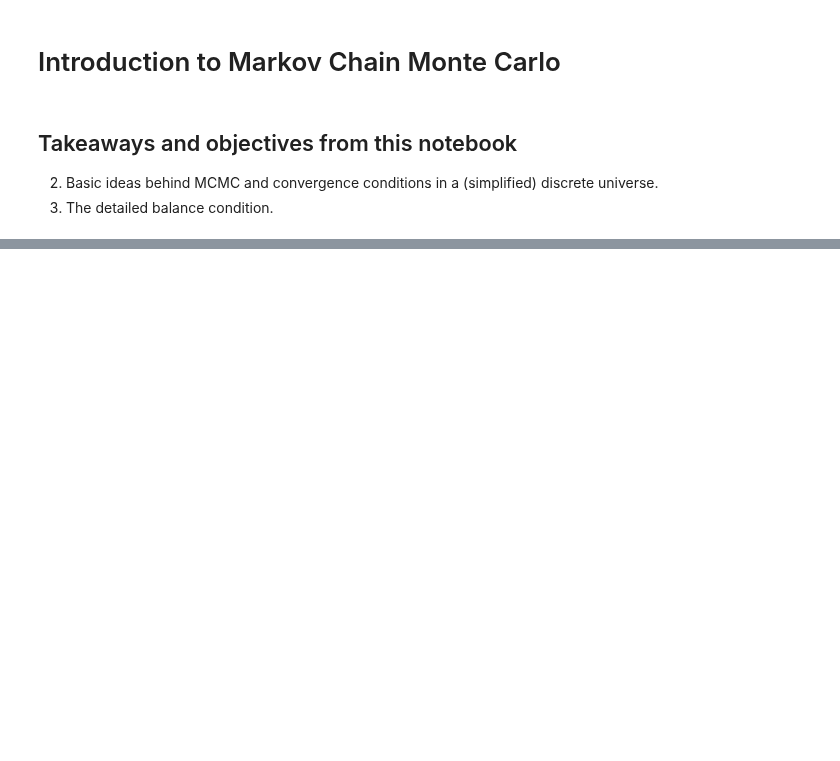
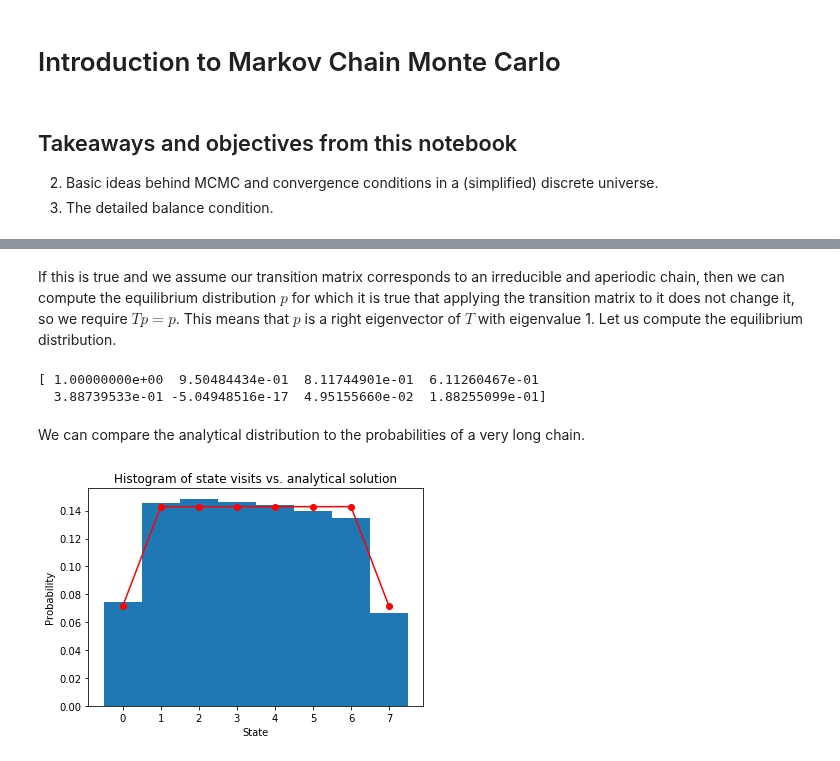
Before and after one commit to fonnesbeck/PyMC3_DataScienceLA, a Jupyter notebook: notebooks/3e. Introduction to MCMC.ipynb, the cells around one changed output, grey strips where cells are left out. Cells and saved outputs as stored; diff of their text form; code cells hidden in the pictures; blank space fills up the shorter version.

```diff
--- a/notebooks/3e. Introduction to MCMC.ipynb
+++ b/notebooks/3e. Introduction to MCMC.ipynb
@@ -23,0 +64,12 @@ The entire theory of MCMC approaches the problem from the **opposite direction**
+# %%
+import numpy as np
+
+# this transition matrix will allow us to pick out the next state given an input state
+T = np.array([[0.5 , 0.25, 0.  , 0.  , 0.  , 0.  , 0.  , 0.  ],
+              [0.5 , 0.5 , 0.25, 0.  , 0.  , 0.  , 0.  , 0.  ],
+              [0.  , 0.25, 0.5 , 0.25, 0.  , 0.  , 0.  , 0.  ],
+              [0.  , 0.  , 0.25, 0.5 , 0.25, 0.  , 0.  , 0.  ],
+              [0.  , 0.  , 0.  , 0.25, 0.5 , 0.25, 0.  , 0.  ],
+              [0.  , 0.  , 0.  , 0.  , 0.25, 0.5 , 0.25, 0.  ],
+              [0.  , 0.  , 0.  , 0.  , 0.  , 0.25, 0.5 , 0.5 ],
+              [0.  , 0.  , 0.  , 0.  , 0.  , 0.  , 0.25, 0.5 ]])
@@ -23,0 +143,33 @@ The entire theory of MCMC approaches the problem from the **opposite direction**
+# %% [markdown]
+If this is true and we assume our transition matrix corresponds to an irreducible and aperiodic chain, then we can compute the equilibrium distribution $p$ for which it is true that applying the transition matrix to it does not change it, so we require $Tp = p$.  This means that $p$ is a right eigenvector of $T$ with eigenvalue 1.  Let us compute the equilibrium distribution.
+# %%
+# Let us compute the analytical solution of the state distribution
+V, E = np.linalg.eig(T)
+
+# numpy.linalg.eig does not necessarily order eigenvalues by magnitude, let's do it here
+ndx = np.argsort(Vr)[::-1]
+Vr = Vr[ndx]
+Er = Er[:,ndx]
+
+# first eigenvalue should be one, rest should be smaller in abs value
+print(V)
+
+# first eigenvector is the eigenvector of probabilities
+# (must be flipped if negative, eigvecs are determined up to multiplicative factor)
+equilibrium_prob = E[:,0] / np.sum(E[:,0])
+# %% [output]
+[ 1.00000000e+00  9.50484434e-01  8.11744901e-01  6.11260467e-01
+  3.88739533e-01 -5.04948516e-17  4.95155660e-02  1.88255099e-01]
+# %% [markdown]
+We can compare the analytical distribution to the probabilities of a very long chain.
+# %%
+# Let us observe what happens when we sample many more states
+sim1 = run_markov_chain(T, 0, 100000)
+
+plt.hist(sim1, bins = np.arange(9) - 0.5, density=True)
+plt.plot(equilibrium_prob, 'r-o')
+plt.title('Histogram of state visits vs. analytical solution')
+plt.xlabel('State')
+_ = plt.ylabel('Probability')
+# %% [output]
+[figure, added]
```
Also changed, not shown: parts of 21 cells of this notebook, 3 other files.
